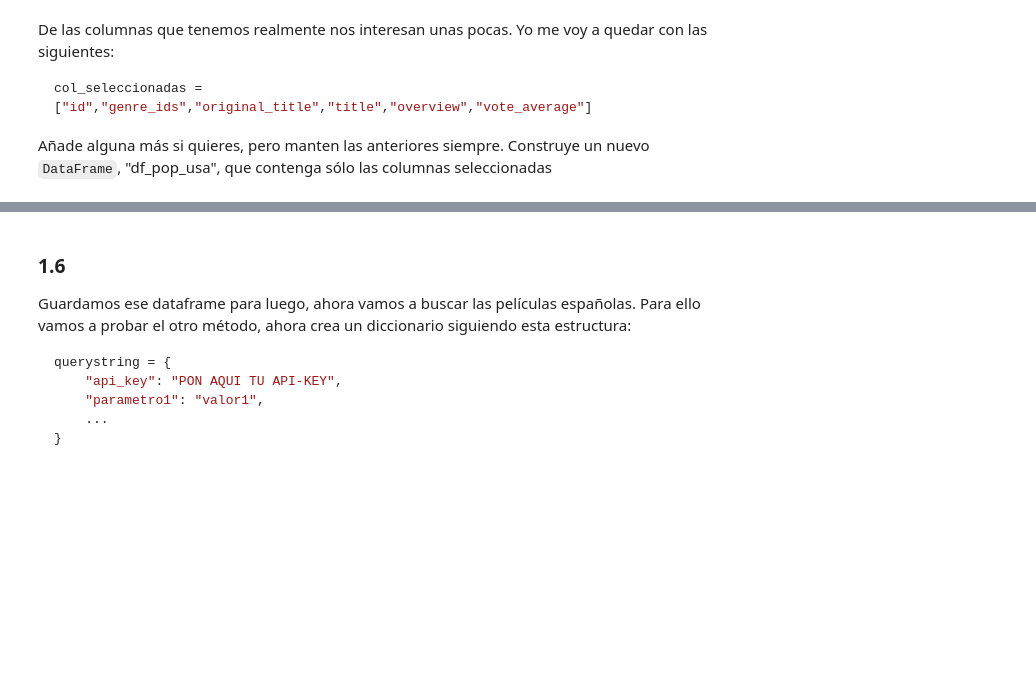
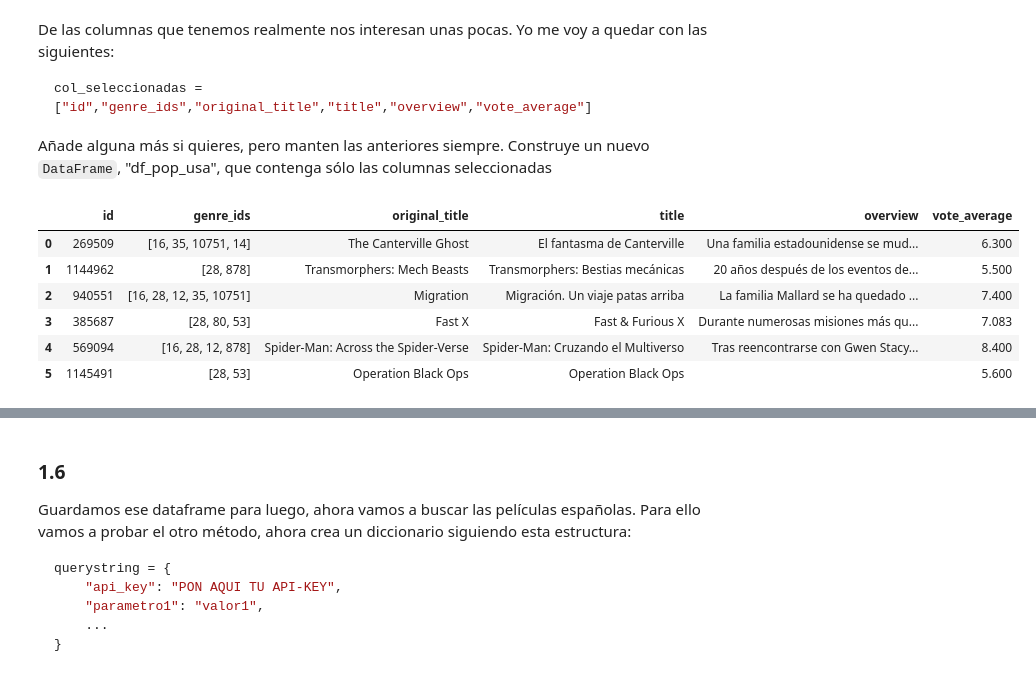
Before and after one commit to Cmonzon-94/ONLINE_DS_THEBRIDGE_Cmonzon, a Jupyter notebook: 03_Analisis_de_Datos/Sprint_06/Unidad_02_Acceso_y_Procesado_de_Datos_Externos_APIs_y_Web_Scrapping/Practica_Obligatoria/18_Practica_Obligatoria_Scraping_API.ipynb, the cells around one changed output, grey strips where cells are left out. Saved outputs shown, nothing was run; the diff lists cells and outputs as text; code cells hidden in the pictures; blank space fills up the shorter version.

````diff
--- a/03_Analisis_de_Datos/Sprint_06/Unidad_02_Acceso_y_Procesado_de_Datos_Externos_APIs_y_Web_Scrapping/Practica_Obligatoria/18_Practica_Obligatoria_Scraping_API.ipynb
+++ b/03_Analisis_de_Datos/Sprint_06/Unidad_02_Acceso_y_Procesado_de_Datos_Externos_APIs_y_Web_Scrapping/Practica_Obligatoria/18_Practica_Obligatoria_Scraping_API.ipynb
@@ -62,0 +164,8 @@ Recuerda reemplazar `tu_api_key` con tu propia API key.
+# %%
+url = f"https://api.themoviedb.org/3/movie/popular?api_key={api_key}"
+response = requests.get(url)
+pelicula_popular = response.json()['results']
+
+# Obtención de peliculas populares
+for movie in pelicula_popular:
+    print(f"Título: {movie['title']}, Fecha de lanzamiento: {movie['release_date']}")
@@ -82,0 +300,13 @@ EXTRA: Hay una forma de que te devuelva los datos en español cuando corresponda
+# %%
+#Método url
+base_url = "https://api.themoviedb.org/3/"
+api_key = "9bd21bf387c7309a521e717a815e8c3e"
+
+# Cadena de consulta
+url_usa = f"{base_url}discover/movie?api_key={api_key}&primary_release_year=2023&with_original_language=en&sort_by=popularity.desc&page=1"
+respuesta_usa = requests.get(url_usa)
+data_us = respuesta_usa.json()
+
+print("Las 20 películas más populares norteamericanas del 2023 son::")
+for movie in data_us['results']:
+    print(f"- {movie['title']} con fecha de lanzamiento: {movie['release_date']}")
@@ -102,3 +423,33 @@ col_seleccionadas = ["id","genre_ids","original_title","title","overview","vote_
 ```
 
 Añade alguna más si quieres, pero manten las anteriores siempre. Construye un nuevo `DataFrame`, "df_pop_usa", que contenga sólo las columnas seleccionadas
+# %%
+#Creamos un df de columnas seleccionadas
+base_url = "https://api.themoviedb.org/3/discover/movie"
+params = {
+    "api_key": "9bd21bf387c7309a521e717a815e8c3e",
+    "primary_release_year": 2023,
+    "with_original_language": "en",
+    "sort_by": "popularity.desc",
+    "page": 1,
+    "language": "es-ES"
+}
+response = requests.get(base_url, params=params)
+datos_usa = response.json()
+
+# Definimos las columnas que realmente nos interesa:
+col_seleccionadas = ["id", "genre_ids", "original_title", "title", "overview", "vote_average"]
+pelis_usa = [
+    {col: movie.get(col, None) for col in col_seleccionadas}
+    for movie in datos_usa["results"]
+]
+df_pop_usa = pd.DataFrame(pelis_usa)
+df_pop_usa.head(6)
+# %% [output]
+|  | id | genre_ids | original_title | title | overview | vote_average |
+| 0 | 269509 | [16, 35, 10751, 14] | The Canterville Ghost | El fantasma de Canterville | Una familia estadounidense se mud... | 6.300 |
+| 1 | 1144962 | [28, 878] | Transmorphers: Mech Beasts | Transmorphers: Bestias mecánicas | 20 años después de los eventos de... | 5.500 |
+| 2 | 940551 | [16, 28, 12, 35, 10751] | Migration | Migración. Un viaje patas arriba | La familia Mallard se ha quedado ... | 7.400 |
+| 3 | 385687 | [28, 80, 53] | Fast X | Fast & Furious X | Durante numerosas misiones más qu... | 7.083 |
+| 4 | 569094 | [16, 28, 12, 878] | Spider-Man: Across the Spider-Verse | Spider-Man: Cruzando el Multiverso | Tras reencontrarse con Gwen Stacy... | 8.400 |
+| 5 | 1145491 | [28, 53] | Operation Black Ops | Operation Black Ops |  | 5.600 |
````
Also changed, not shown: parts of 39 cells of this notebook, 12 other files.
